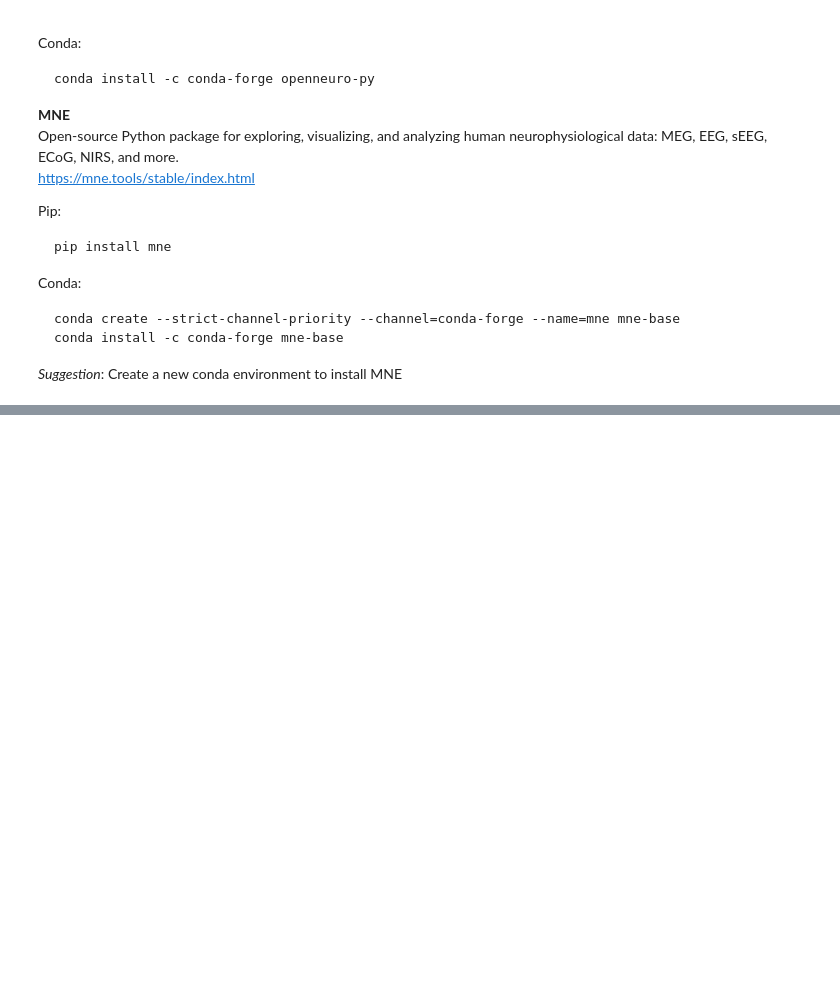
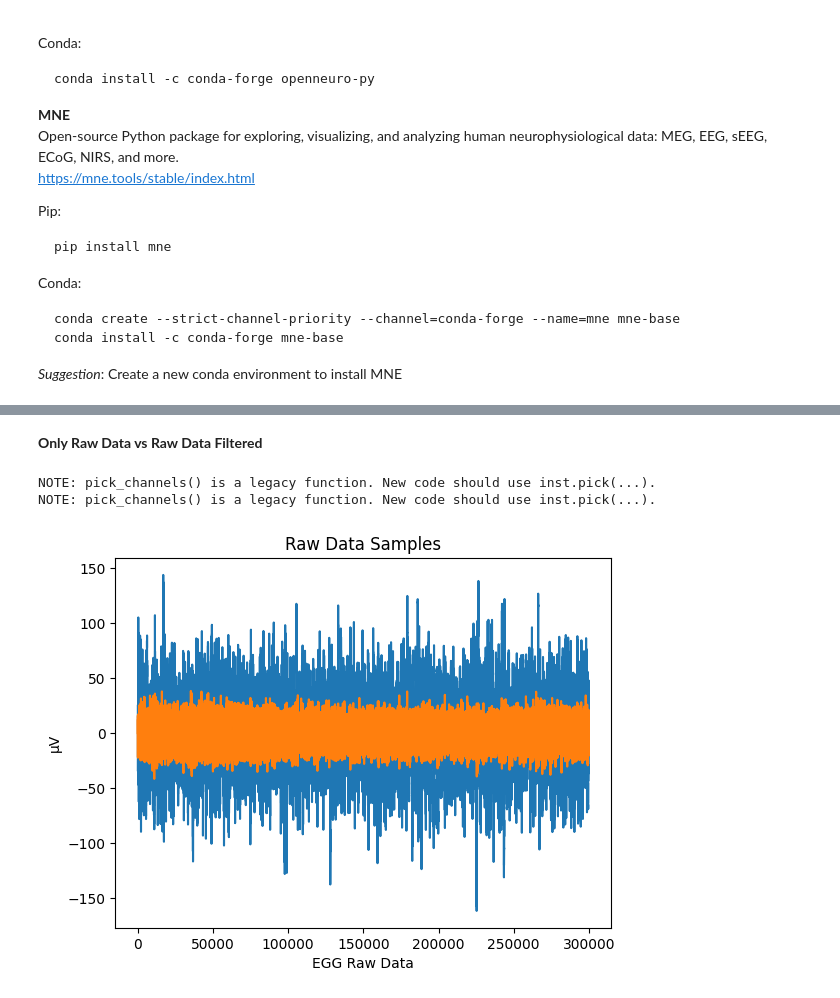
Before and after one commit to sobieddch90/mcd_udg_tfm-egg_analysis, a Jupyter notebook: Alzheimer_Open_Neuro_EEG_Analysis.ipynb, the cells around one changed output, grey strips where cells are left out. Drawn from its saved outputs; the diff is of its cells as text; code cells hidden in the pictures; blank space fills up the shorter version.

```diff
--- a/Alzheimer_Open_Neuro_EEG_Analysis.ipynb
+++ b/Alzheimer_Open_Neuro_EEG_Analysis.ipynb
@@ -503,0 +207,19 @@ combined_raw_data.plot(show_scrollbars=False, show_scalebars=True,
+# %% [markdown]
+**Only Raw Data vs Raw Data Filtered**
+# %%
+a = raw.copy().pick_channels(['Fp1']).get_data()
+eeg_data = np.transpose(a)
+
+b = raw.copy().filter(5,45, verbose=False).pick_channels(['Fp1']).get_data()
+eeg_data_filtered = np.transpose(b)
+
+plt.plot(eeg_data*1e6)
+plt.plot(eeg_data_filtered*1e6)
+plt.xlabel('EGG Raw Data')
+plt.ylabel('µV')
+plt.title('Raw Data Samples')
+plt.show()
+# %% [output]
+NOTE: pick_channels() is a legacy function. New code should use inst.pick(...).
+NOTE: pick_channels() is a legacy function. New code should use inst.pick(...).
+[figure, added]
```
Also changed, not shown: parts of 76 cells of this notebook.
